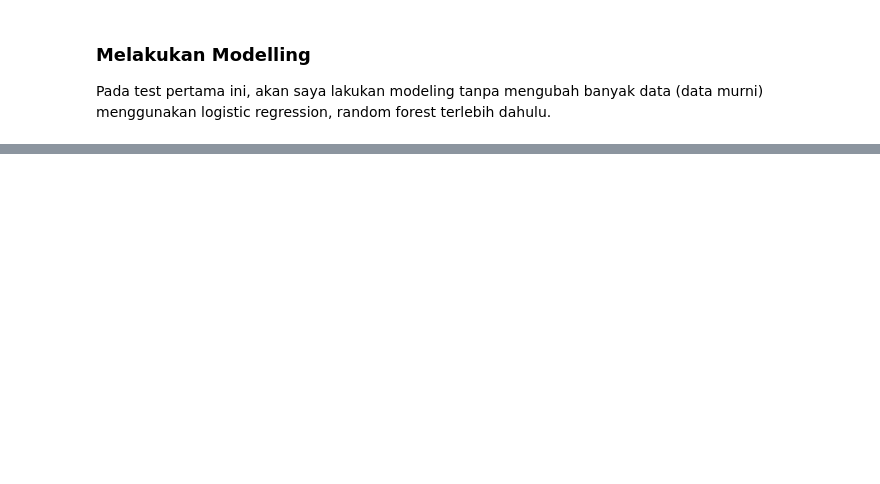
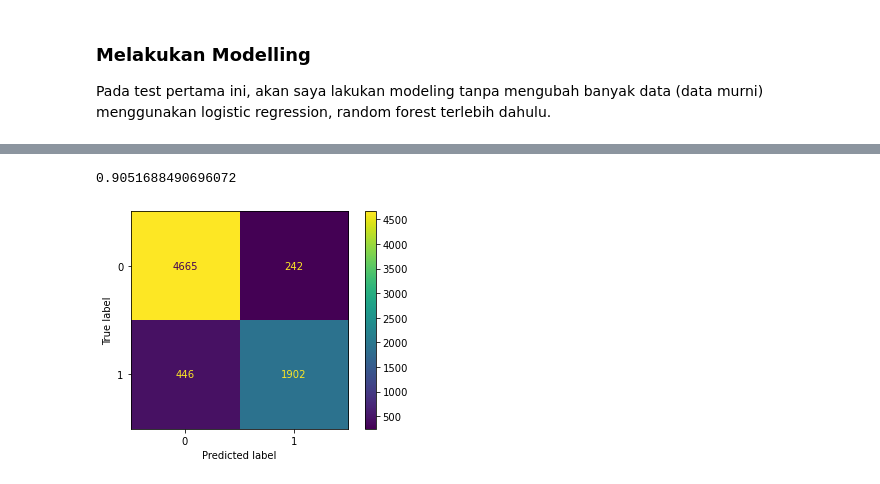
Before and after one commit to rarmnsyah/DATASCIENCE, a Jupyter notebook: Hoter Reservation (Yes) Predict/main.ipynb, the cells around one changed output, grey strips where cells are left out. Drawn from its saved outputs; the diff is of its cells as text; code cells hidden in the pictures; blank space fills up the shorter version.

```diff
--- a/Hoter Reservation (Yes) Predict/main.ipynb
+++ b/Hoter Reservation (Yes) Predict/main.ipynb
@@ -136,0 +124,6 @@ modelrfc.score(X_test, y_test)
+# %%
+ConfusionMatrixDisplay.from_estimator(modelrfc, X_test, y_test)
+modelrfc.score(X_test, y_test)
+# %% [output]
+0.9051688490696072
+[figure, added]
```
Also changed, not shown: parts of 12 cells of this notebook.
